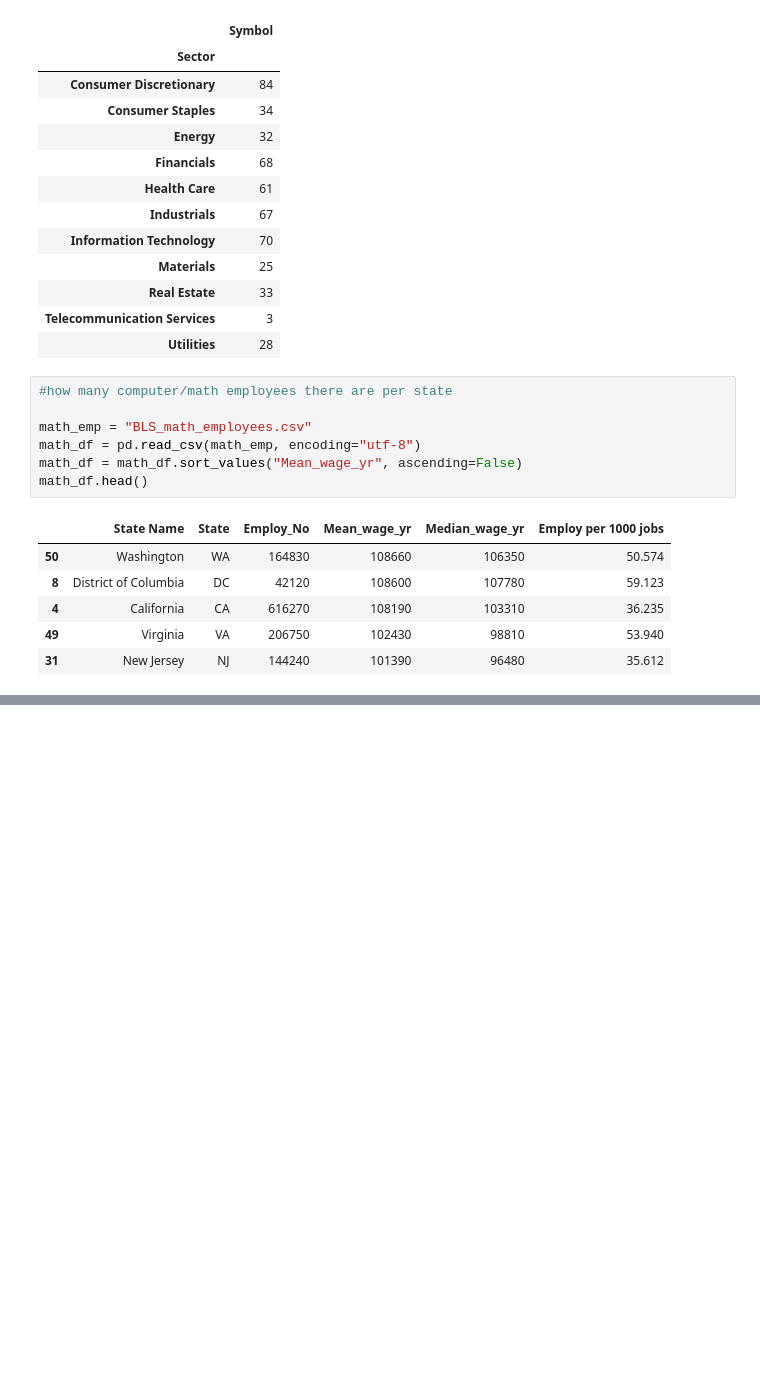
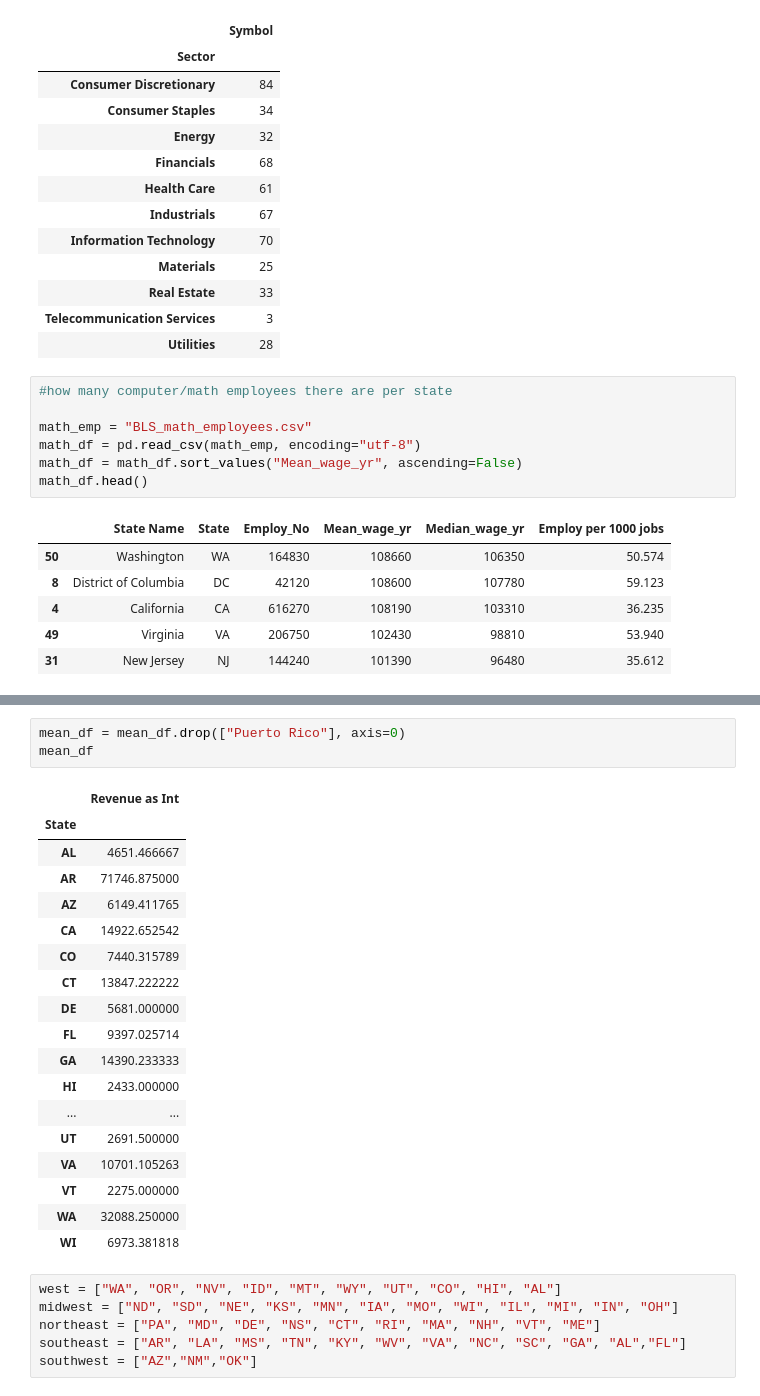
Before and after one commit to yujinie-choi/data_project_one, a Jupyter notebook: yujin_data.ipynb, the cells around one changed output, grey strips where cells are left out. Saved outputs shown, nothing was run; the diff lists cells and outputs as text; blank space fills up the shorter version.

```diff
--- a/yujin_data.ipynb
+++ b/yujin_data.ipynb
@@ -123,0 +132,28 @@ Name: Revenue as Int, dtype: float64
+# %%
+mean_df = mean_df.drop(["Puerto Rico"], axis=0)
+mean_df
+# %% [output]
+|  | Revenue as Int |
+| State |  |
+| AL | 4651.466667 |
+| AR | 71746.875000 |
+| AZ | 6149.411765 |
+| CA | 14922.652542 |
+| CO | 7440.315789 |
+| CT | 13847.222222 |
+| DE | 5681.000000 |
+| FL | 9397.025714 |
+| GA | 14390.233333 |
+| HI | 2433.000000 |
+| ... | ... |
+| UT | 2691.500000 |
+| VA | 10701.105263 |
+| VT | 2275.000000 |
+| WA | 32088.250000 |
+| WI | 6973.381818 |
+# %%
+west = ["WA", "OR", "NV", "ID", "MT", "WY", "UT", "CO", "HI", "AL"]
+midwest = ["ND", "SD", "NE", "KS", "MN", "IA", "MO", "WI", "IL", "MI", "IN", "OH"]
+northeast = ["PA", "MD", "DE", "NS", "CT", "RI", "MA", "NH", "VT", "ME"]
+southeast = ["AR", "LA", "MS", "TN", "KY", "WV", "VA", "NC", "SC", "GA", "AL","FL"]
+southwest = ["AZ","NM","OK"]
```
Also changed, not shown: parts of 3 cells of this notebook.
